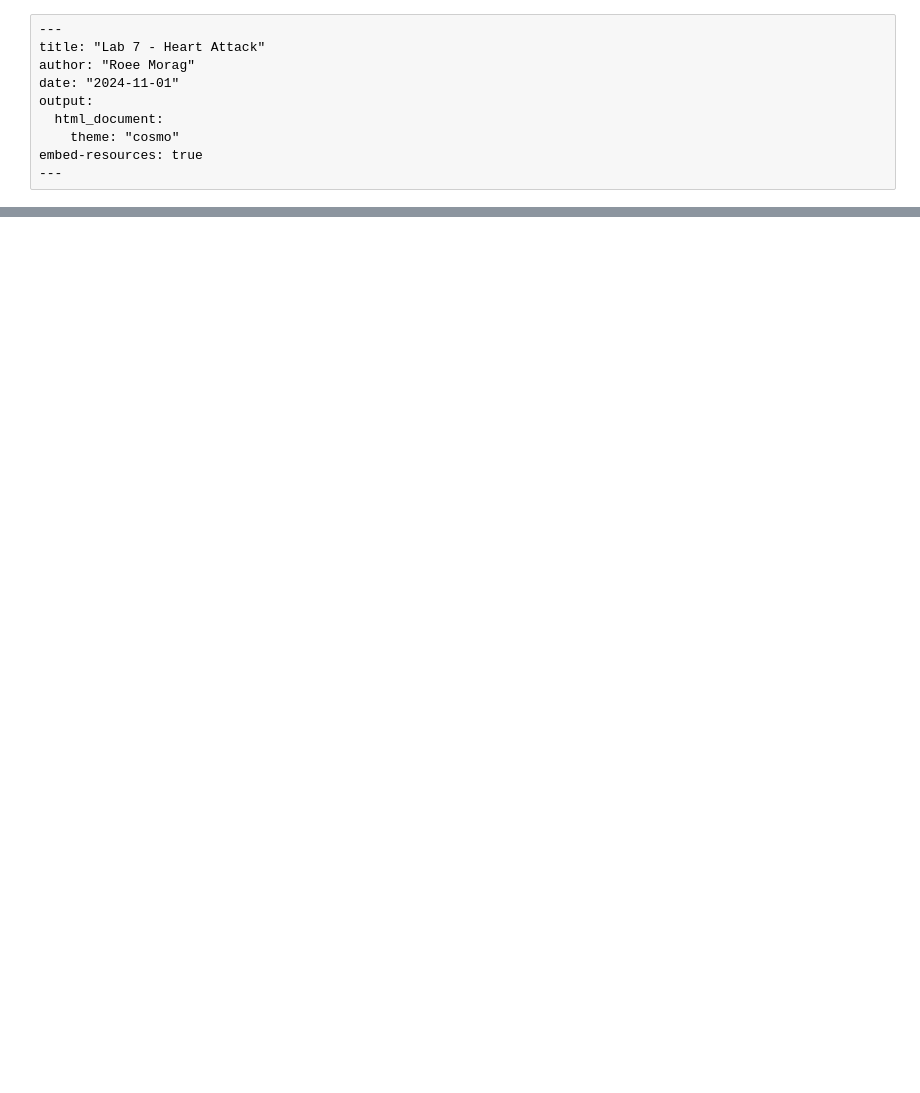
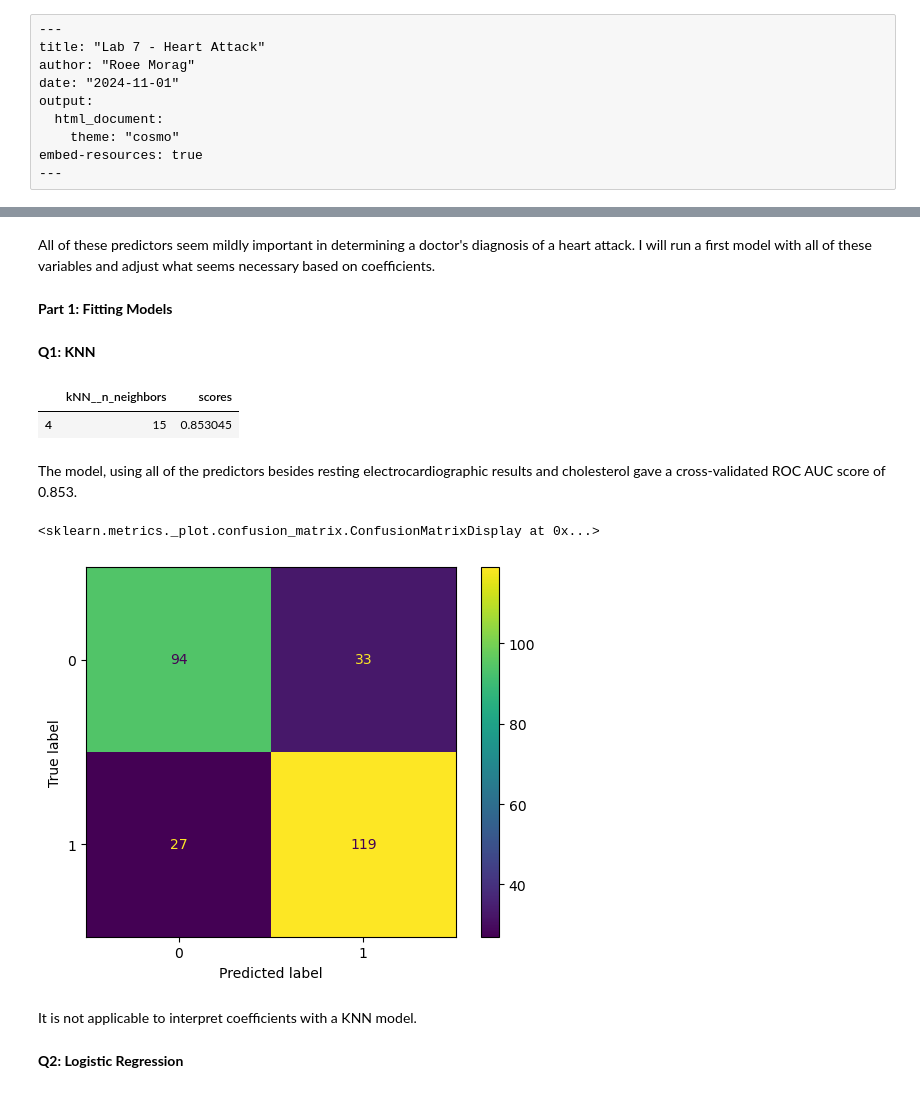
Before and after one commit to r-morag/Labs---GSB-544, a Jupyter notebook: lab_7.ipynb, the cells around one changed output, grey strips where cells are left out. Cells and saved outputs as stored; diff of their text form; code cells hidden in the pictures; blank space fills up the shorter version.

```diff
--- a/lab_7.ipynb
+++ b/lab_7.ipynb
@@ -54,0 +38,18 @@ pd.crosstab(df_heart["sex"], df_heart["output"], normalize=True)
+# %% [markdown]
+All of these predictors seem mildly important in determining a doctor's diagnosis of a heart attack. I will run a first model with all of these variables and adjust what seems necessary based on coefficients.
+# %% [markdown]
+**Part 1: Fitting Models**
+# %%
+ct = ColumnTransformer(
+    [
+      ("dummify",
+      OneHotEncoder(sparse_output = False, handle_unknown='ignore', drop="first"),
+      make_column_selector(dtype_include=object)),
+      ("standardize",
+      StandardScaler(),
+      make_column_selector(dtype_include=np.number))
+    ],
+    remainder = "drop"
+)
+# %% [markdown]
+**Q1: KNN**
@@ -54,0 +75,30 @@ pd.crosstab(df_heart["sex"], df_heart["output"], normalize=True)
+# %%
+# Trying all sorts of different options - the final ouput shown is the best ROC AUC
+
+X = df_heart.drop(["output", "restecg", "chol"], axis=1)
+y= df_heart["output"]
+
+pipeline = Pipeline(
+  [("selection", ct),
+  ("kNN", KNeighborsClassifier())]
+).set_output(transform="pandas")
+
+neighbors = {'kNN__n_neighbors': [1, 3, 5, 7, 15]}
+
+gscv = GridSearchCV(pipeline, neighbors, cv=5, scoring="roc_auc")
+
+gscv_fitted = gscv.fit(X, y)
+
+params_df = pd.DataFrame(gscv_fitted.cv_results_["params"])
+results_df = params_df.assign(scores=gscv_fitted.cv_results_["mean_test_score"])
+results_df.sort_values(by="scores", ascending=False).head(n=1)
+# %% [output]
+|  | kNN__n_neighbors | scores |
+| 4 | 15 | 0.853045 |
+# %% [markdown]
+The model, using all of the predictors besides resting electrocardiographic results and cholesterol gave a cross-validated ROC AUC score of 0.853.
+# %%
+pipeline = Pipeline(
+  [("selection", ct),
+  ("kNN", KNeighborsClassifier(n_neighbors=15))]
+).set_output(transform="pandas")
@@ -54,0 +116,11 @@ pd.crosstab(df_heart["sex"], df_heart["output"], normalize=True)
+# %%
+y_pred = cross_val_predict(pipeline, X, y, cv=5)
+cm = confusion_matrix(y, y_pred)
+ConfusionMatrixDisplay(confusion_matrix=cm, display_labels=np.unique(y)).plot()
+# %% [output]
+<sklearn.metrics._plot.confusion_matrix.ConfusionMatrixDisplay at 0x...>
+[figure, added]
+# %% [markdown]
+It is not applicable to interpret coefficients with a KNN model.
+# %% [markdown]
+**Q2: Logistic Regression**
```
Also changed, not shown: parts of 25 cells of this notebook, 1 other file.
